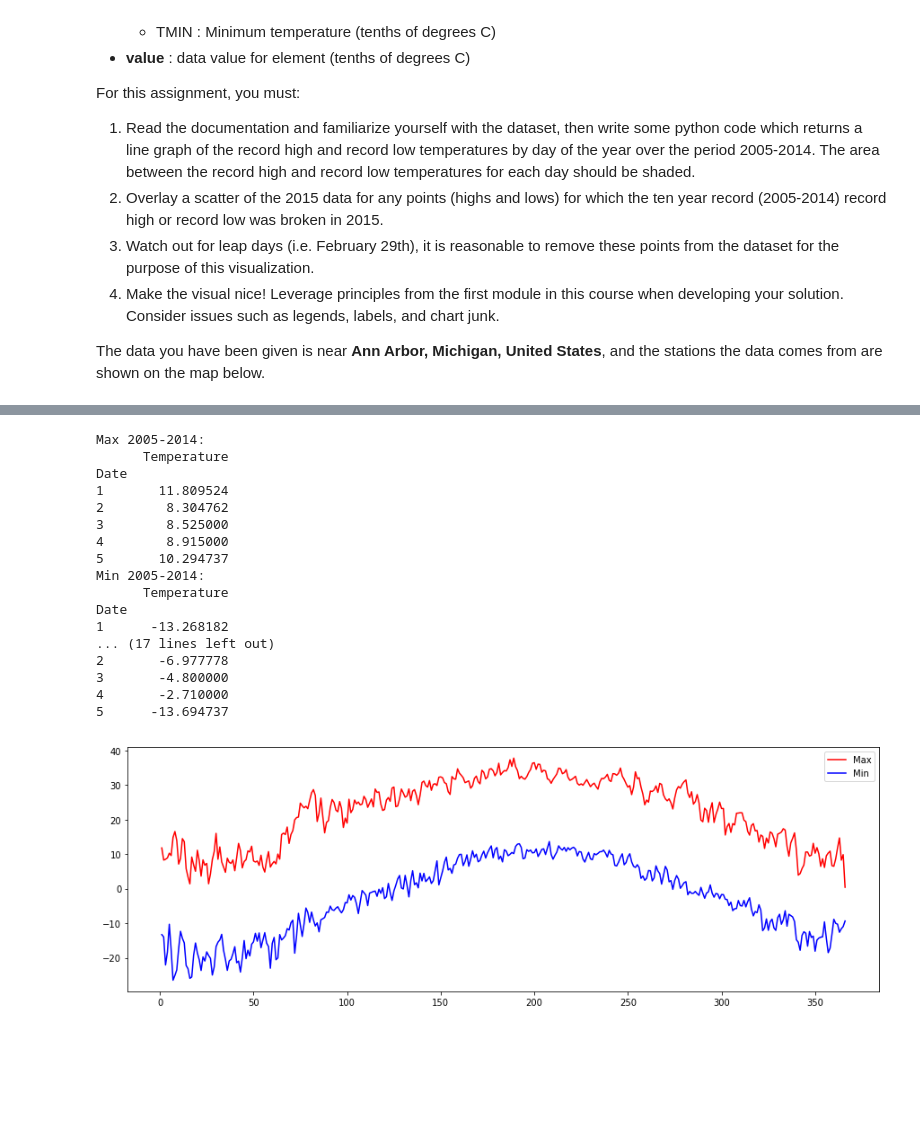
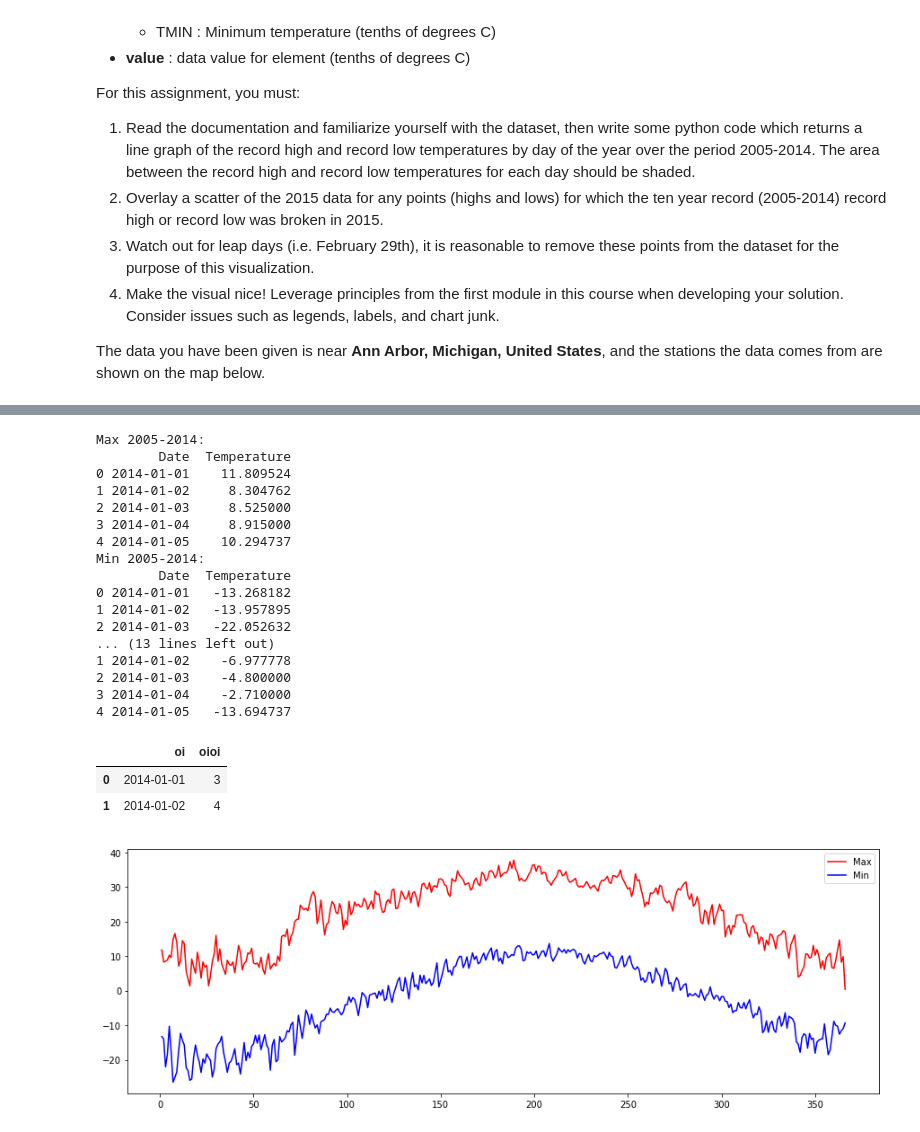
Before and after one commit to AndresColognesi/DS_DataVizProjects, a Jupyter notebook: A2_WeatherData/Assignment2.ipynb, the cells around one changed output, grey strips where cells are left out. Drawn from its saved outputs; the diff is of its cells as text; code cells hidden in the pictures; blank space fills up the shorter version.

Commit message:
feat: Convert dates from integers to date time in a year

```diff
--- a/A2_WeatherData/Assignment2.ipynb
+++ b/A2_WeatherData/Assignment2.ipynb
@@ -104,6 +104,23 @@ min_temps = min_temps.groupby('Date').apply(lambda x: x.min()).drop('Date', axis
 max_2015 = max_2015.groupby('Date').apply(lambda x: x.max()).drop('Date', axis=1)
 min_2015 = min_2015.groupby('Date').apply(lambda x: x.min()).drop('Date', axis=1)
 
+# Reset Dates from index to column:
+max_temps.reset_index(inplace=True)
+min_temps.reset_index(inplace=True)
+max_2015.reset_index(inplace=True)
+min_2015.reset_index(inplace=True)
+# Convert integers to timedeltas of days:
+max_temps['Date'] = pd.to_timedelta(max_temps['Date'], unit='days')
+min_temps['Date'] = pd.to_timedelta(min_temps['Date'], unit='days')
+max_2015['Date'] = pd.to_timedelta(max_2015['Date'], unit='days')
+min_2015['Date'] = pd.to_timedelta(min_2015['Date'], unit='days')
+# Add an arbitrary base year so that we have all days as day and month:
+base_date = pd.to_datetime('2013-12-31', yearfirst=True)
+max_temps['Date'] += base_date
+min_temps['Date'] += base_date
+max_2015['Date'] += base_date
+min_2015['Date'] += base_date
+
 # Just for verification:
 print("Max 2005-2014:")
 print(max_temps.head())
@@ -115,22 +132,35 @@ print("Min 2015:")
 print(min_2015.head())
 # %% [output]
 Max 2005-2014:
-      Temperature
-Date
-1       11.809524
-2        8.304762
-3        8.525000
-4        8.915000
-5       10.294737
+        Date  Temperature
+0 2014-01-01    11.809524
+1 2014-01-02     8.304762
+2 2014-01-03     8.525000
+3 2014-01-04     8.915000
+4 2014-01-05    10.294737
 Min 2005-2014:
-      Temperature
-Date
-1      -13.268182
-... (17 lines left out)
-2       -6.977778
-3       -4.800000
-4       -2.710000
-5      -13.694737
+        Date  Temperature
+0 2014-01-01   -13.268182
+1 2014-01-02   -13.957895
+2 2014-01-03   -22.052632
+... (13 lines left out)
+1 2014-01-02    -6.977778
+2 2014-01-03    -4.800000
+3 2014-01-04    -2.710000
+4 2014-01-05   -13.694737
+# %%
+df = pd.DataFrame({'oi': [1, 2], 'oioi': [3, 4]})
+df['oi'] = pd.to_timedelta(df['oi'], unit='days')
+df.set_index('oi', inplace=True)
+df.reset_index(inplace=True)
+
+base_date = pd.to_datetime('2013-12-31', yearfirst=True)
+df['oi'] += base_date
+df
+# %% [output]
+|  | oi | oioi |
+| 0 | 2014-01-01 | 3 |
+| 1 | 2014-01-02 | 4 |
 # %%
 ###############
 ## Plot Data ##
```
